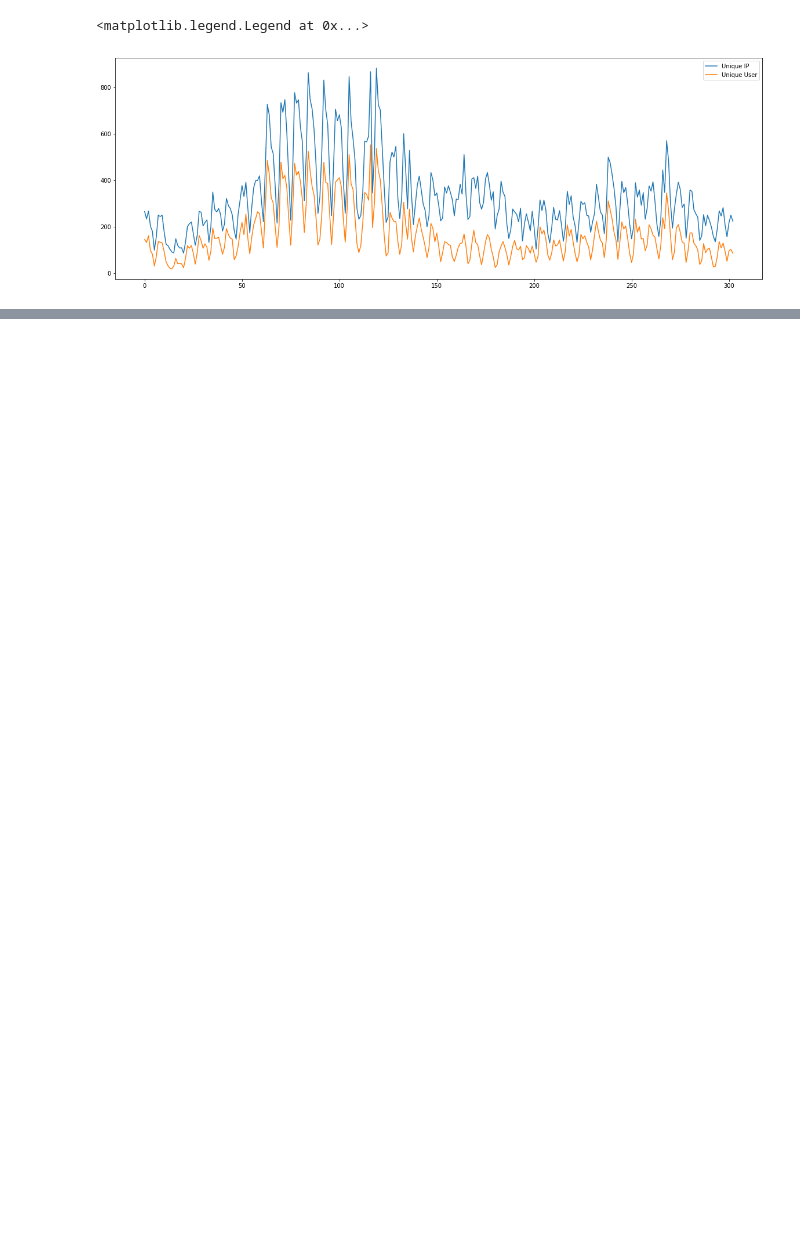
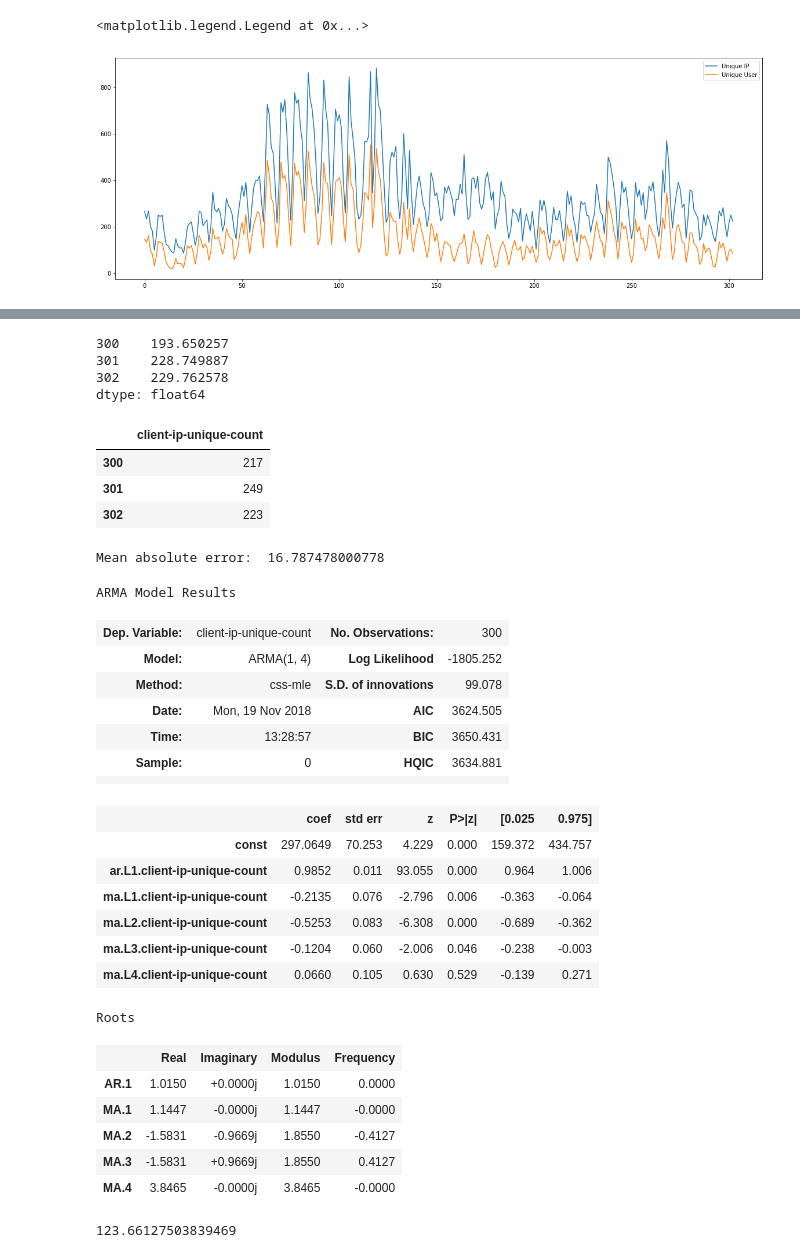
Before and after one commit to barrasa8/GA_DS_FinalProject, a Jupyter notebook: code/IIS_Logs_Analisys.ipynb, the cells around one changed output, grey strips where cells are left out. Drawn from its saved outputs; the diff is of its cells as text; code cells hidden in the pictures; blank space fills up the shorter version.

Commit message:
Tidy up notebook and included EDA results for Dataset aggregated by Day

```diff
--- a/code/IIS_Logs_Analisys.ipynb
+++ b/code/IIS_Logs_Analisys.ipynb
@@ -305,4 +305,6 @@ df_per_day.shape
+# %%
+df_per_day = pd.read_csv("../data/log_data_per_day.csv")
 # %%
 df_per_day = df_per_day.sort_values("date").reset_index()
 # %%
-df_per_day.drop(columns="index",axis=1,inplace=True)
+df_per_day.drop(columns="Unnamed: 0",axis=1,inplace=True)
@@ -316,6 +346,6 @@ plt.legend()
 # %%
-df_per_day_train = df_per_day.loc[:39,['client-connections-count']]
-df_per_day_test= df_per_day.loc[40:,['client-connections-count']]
+df_per_day_train = df_per_day.loc[:299,['client-ip-unique-count']]
+df_per_day_test= df_per_day.loc[300:,['client-ip-unique-count']]
 # %%
 import warnings
 from pandas import read_csv
@@ -385,0 +416,57 @@ ARIMA(6, 1, 1) MSE=5738.121
+# %%
+model = sm.tsa.ARIMA(df_per_day_train,(1,0,4)).fit()
+
+predictions = model.predict(300,302,dynamic=True)
+
+predictions
+# %% [output]
+300    193.650257
+301    228.749887
+302    229.762578
+dtype: float64
+# %%
+df_per_day_test.head()
+# %% [output]
+|  | client-ip-unique-count |
+| 300 | 217 |
+| 301 | 249 |
+| 302 | 223 |
+# %%
+print("Mean absolute error: ", mean_absolute_error(df_per_day_test, predictions))
+model.summary()
+# %% [output]
+Mean absolute error:  16.787478000778
+ARMA Model Results
+| Dep. Variable: | client-ip-unique-count | No. Observations: | 300 |
+| Model: | ARMA(1, 4) | Log Likelihood | -1805.252 |
+| Method: | css-mle | S.D. of innovations | 99.078 |
+| Date: | Mon, 19 Nov 2018 | AIC | 3624.505 |
+| Time: | 13:28:57 | BIC | 3650.431 |
+| Sample: | 0 | HQIC | 3634.881 |
+|  |  |  |  |
+|  | coef | std err | z | P>|z| | [0.025 | 0.975] |
+| const | 297.0649 | 70.253 | 4.229 | 0.000 | 159.372 | 434.757 |
+| ar.L1.client-ip-unique-count | 0.9852 | 0.011 | 93.055 | 0.000 | 0.964 | 1.006 |
+| ma.L1.client-ip-unique-count | -0.2135 | 0.076 | -2.796 | 0.006 | -0.363 | -0.064 |
+| ma.L2.client-ip-unique-count | -0.5253 | 0.083 | -6.308 | 0.000 | -0.689 | -0.362 |
+| ma.L3.client-ip-unique-count | -0.1204 | 0.060 | -2.006 | 0.046 | -0.238 | -0.003 |
+| ma.L4.client-ip-unique-count | 0.0660 | 0.105 | 0.630 | 0.529 | -0.139 | 0.271 |
+Roots
+|  | Real | Imaginary | Modulus | Frequency |
+| AR.1 | 1.0150 | +0.0000j | 1.0150 | 0.0000 |
+| MA.1 | 1.1447 | -0.0000j | 1.1447 | -0.0000 |
+| MA.2 | -1.5831 | -0.9669j | 1.8550 | -0.4127 |
+| MA.3 | -1.5831 | +0.9669j | 1.8550 | 0.4127 |
+| MA.4 | 3.8465 | -0.0000j | 3.8465 | -0.0000 |
+# %%
+df_per_day["client-ip-unique-count-MEAN"] =df_per_day["client-ip-unique-count"].mean()
+
+
+df_per_day["AE"]=np.abs(
+    df_per_day["client-ip-unique-count"]-
+    df_per_day["client-ip-unique-count-MEAN"]
+)
+
+df_per_day.AE.mean()
+# %% [output]
+123.66127503839469
```
Also changed, not shown: parts of 7 cells of this notebook.
